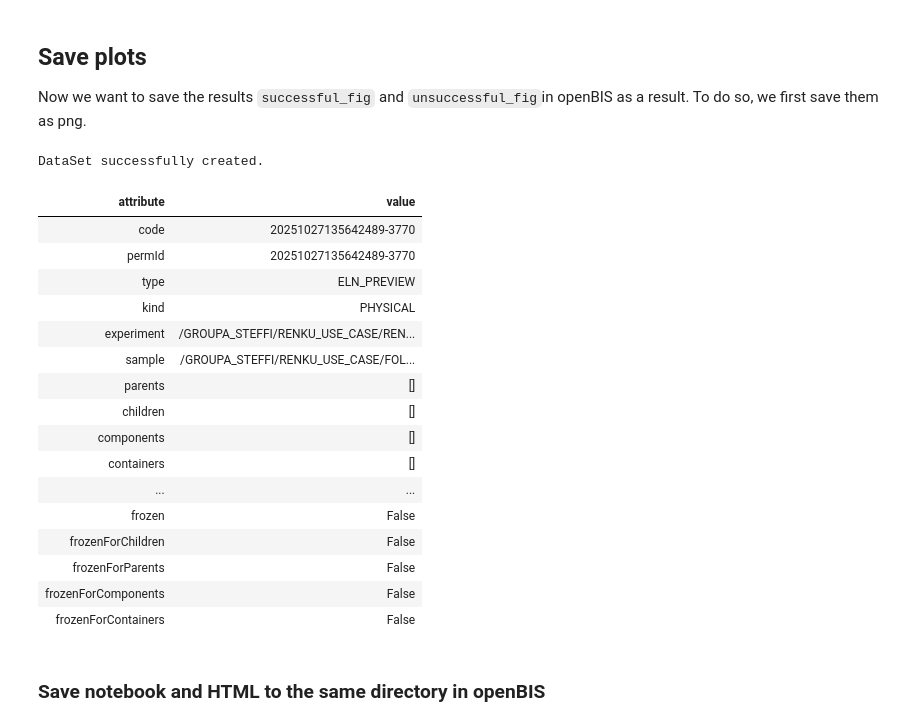
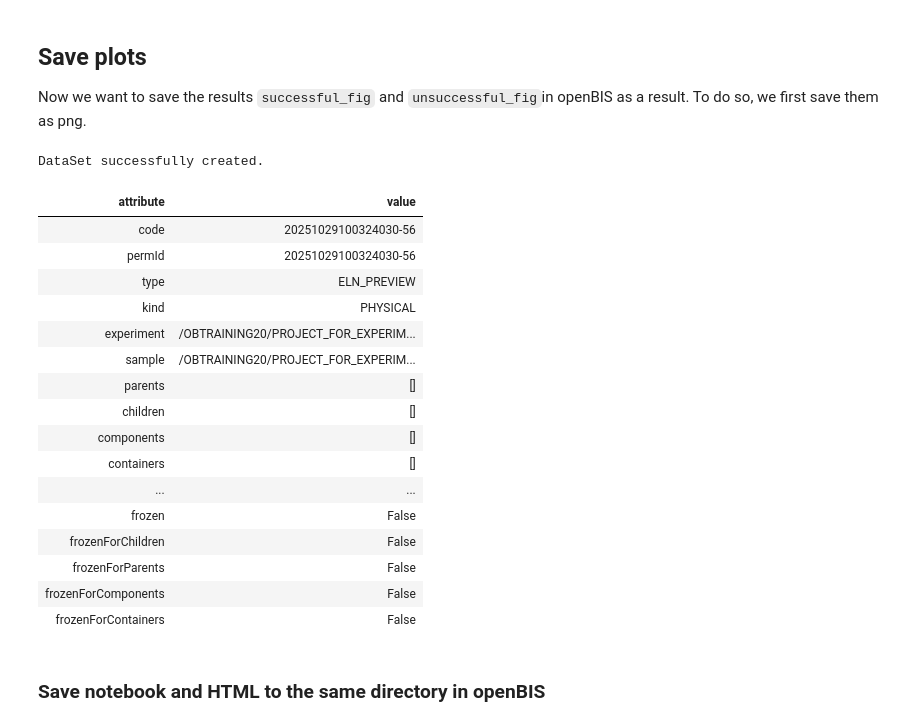
Before and after one commit to empa-scientific-it/openbis-renku, a Jupyter notebook: openBIS-Connection.ipynb, the cells around one changed output. Saved outputs shown, nothing was run; the diff lists cells and outputs as text; code cells hidden in the pictures.

```diff
--- a/openBIS-Connection.ipynb
+++ b/openBIS-Connection.ipynb
@@ -67,7 +67,7 @@ ob_connection = pybis.Openbis(f"https://{server}")
 # Owner of Token will be the Registrator in openBIS
 
 # PAT or session token is confidential: this can be handeld with secrets
-ob_connection.set_token("obtraining20-251028082245495x101615EBCB36A8C60CCC06314E508FD5")
+ob_connection.set_token("obtraining20-251029091426920x1D5D6AF8E947F05EAAA411397CD83F53")
 
 # if the output of the cell is something of <pybis.pybis.Openbis object at xxxxxxxxx> then the connection works
 print(ob_connection)
@@ -337,23 +352,23 @@ successful_fig.savefig('./datasets/sucessfull.png')
 unsuccessful_fig.savefig('./datasets/unsuccessful.png')
 # %%
 #Load saved png files to openBIS
-dest_object = ob_connection.get_object("/GROUPA_STEFFI/RENKU_USE_CASE/FOLDER4") #identifier to destination in openBIS
+dest_object = ob_connection.get_object("/OBTRAINING20/PROJECT_FOR_EXPERIMENT/EXP8") #identifier to destination in openBIS
 
 # define the name of the file, type of attachement and props.
 # ELN Preview gives a Preview in openBIS for the first plot
 # other types of datasets are defined in your openBIS instance
 ds_new = ob_connection.new_dataset(sample=dest_object, files=["./datasets/sucessfull.png", "./datasets/unsuccessful.png"], type="ELN_PREVIEW",
                                   props={'$name': "Data Plot", 'notes': "plot from all measurements"}) #to give the folder a name as well
 ds_new.save()
 # %% [output]
 DataSet successfully created.
 | attribute | value |
-| code | 20251027135642489-3770 |
-| permId | 20251027135642489-3770 |
+| code | 20251029100324030-56 |
+| permId | 20251029100324030-56 |
 | type | ELN_PREVIEW |
 | kind | PHYSICAL |
-| experiment | /GROUPA_STEFFI/RENKU_USE_CASE/REN... |
-| sample | /GROUPA_STEFFI/RENKU_USE_CASE/FOL... |
+| experiment | /OBTRAINING20/PROJECT_FOR_EXPERIM... |
+| sample | /OBTRAINING20/PROJECT_FOR_EXPERIM... |
 | parents | [] |
 | children | [] |
 | components | [] |
```
Also changed, not shown: parts of 14 cells of this notebook, 1 other file.
